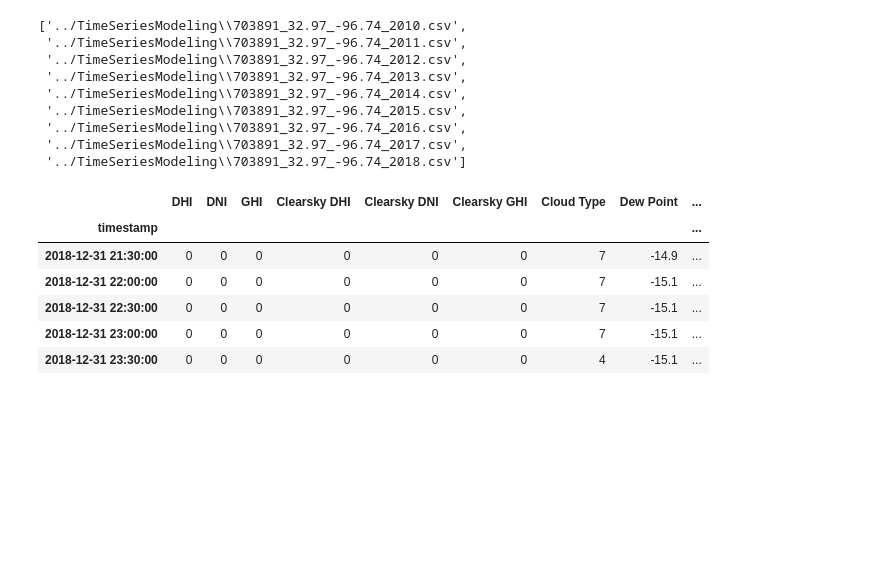
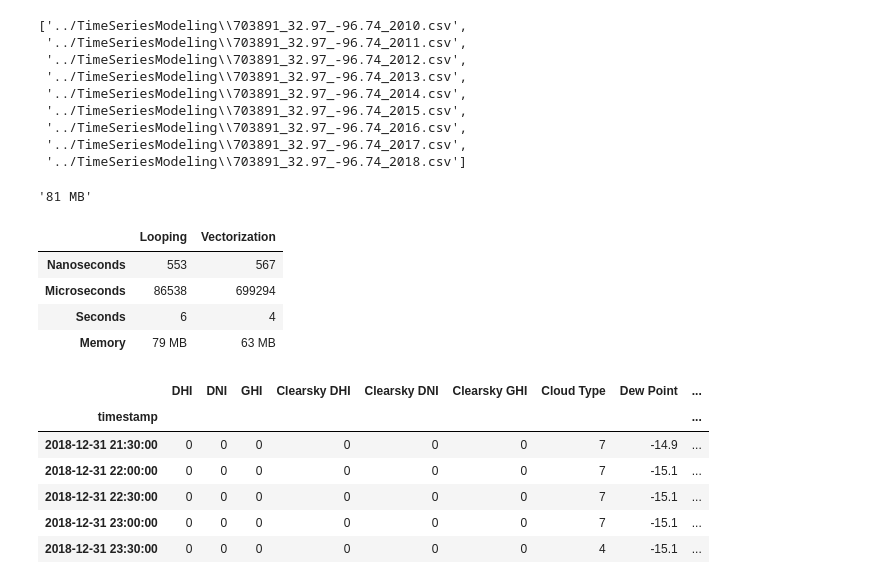
Before and after one commit to firobeid/Forecasting-techniques, a Jupyter notebook: TimeSeriesModeling/Solar Energy (UTDallas Area) Multivariate TimeSeries Modeling.ipynb, the cells around one changed output. Cells and saved outputs as stored; diff of their text form; code cells hidden in the pictures; blank space fills up the shorter version.

Commit message:
add check time-space complexity check

```diff
--- a/TimeSeriesModeling/Solar Energy (UTDallas Area) Multivariate TimeSeries Modeling.ipynb
+++ b/TimeSeriesModeling/Solar Energy (UTDallas Area) Multivariate TimeSeries Modeling.ipynb
@@ -23,15 +23,54 @@ glob.glob("../TimeSeriesModeling/703891_32.97_-96.74_*.csv")
  '../TimeSeriesModeling\\703891_32.97_-96.74_2016.csv',
  '../TimeSeriesModeling\\703891_32.97_-96.74_2017.csv',
  '../TimeSeriesModeling\\703891_32.97_-96.74_2018.csv']
+# %%
+import time
+
+def time_it():
+    return  pd.to_datetime(time.time(),unit = 's')
+def memory()->str:
+    return print('used: {}% free: {:.2f}GB'.format(psutil.virtual_memory().percent, float(psutil.virtual_memory().free)/1024**3))#@
+def parse(x):
+    return datetime.strptime(x, '%Y %m %d %H %M')
 # %%
-def parse(x):
-    return datetime.strptime(x, '%Y %m %d %H %M')
+start = time_it()
+start_memory = float(psutil.virtual_memory().free)/1024**3
 
 all_data = pd.DataFrame()
-
 for f in tqdm(glob.glob("../TimeSeriesModeling/703891_32.97_-96.74_*.csv")):
     df = pd.read_csv(f, header = 2, engine = 'c',  parse_dates = [['Year', 'Month', 'Day', 'Hour', 'Minute']], index_col=0, date_parser=parse)
     all_data = all_data.append(df)
+
+end_memory = float(psutil.virtual_memory().free)/1024**3
+end = time_it()
+loop_time = end - start
+loop_memory = start_memory - end_memory
+# %%
+start = time_it()
+start_memory = float(psutil.virtual_memory().free)/1024**3
+
+df_anotherway = pd.concat([pd.read_csv(f, header = 2, engine = 'c', parse_dates = [['Year', 'Month', 'Day', 'Hour', 'Minute']],
+                                       index_col=0, date_parser=parse) for f in glob.glob("../TimeSeriesModeling/703891_32.97_-96.74_*.csv")])
+
+end_memory = float(psutil.virtual_memory().free)/1024**3
+end = time_it()
+list_comprehension = end - start
+list_comprehension_memory = start_memory - end_memory
+# %%
+'%d MB' % (round(loop_memory,2)* 1024)
+# %% [output]
+'81 MB'
+# %%
+pd.DataFrame({'Looping':{'Nanoseconds': loop_time.nanoseconds, 'Microseconds': loop_time.microseconds
+                        ,'Seconds': loop_time.seconds, 'Memory': '%d MB' % (loop_memory* 1024)},
+              'Vectorization':{'Nanoseconds': list_comprehension.nanoseconds, 'Microseconds': list_comprehension.microseconds
+                        ,'Seconds': list_comprehension.seconds, 'Memory': '%d MB' % (list_comprehension_memory* 1024)}})
+# %% [output]
+|  | Looping | Vectorization |
+| Nanoseconds | 553 | 567 |
+| Microseconds | 86538 | 699294 |
+| Seconds | 6 | 4 |
+| Memory | 79 MB | 63 MB |
 # %%
 all_data.index.name = 'timestamp'
 # %%
```
Also changed, not shown: parts of 1 cell of this notebook.
